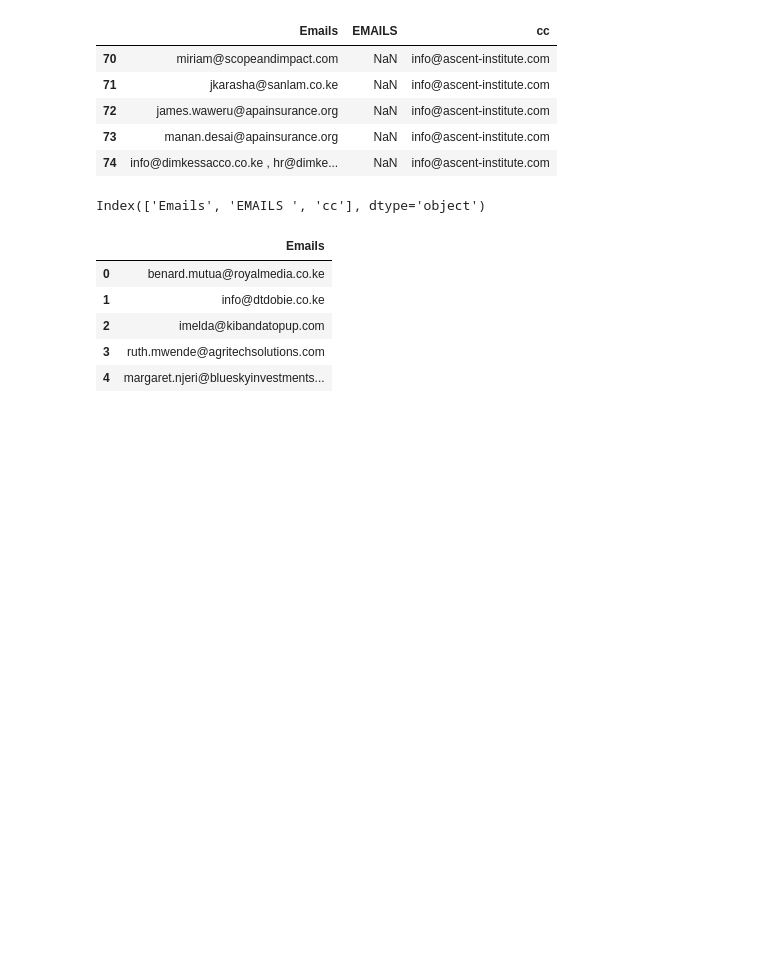
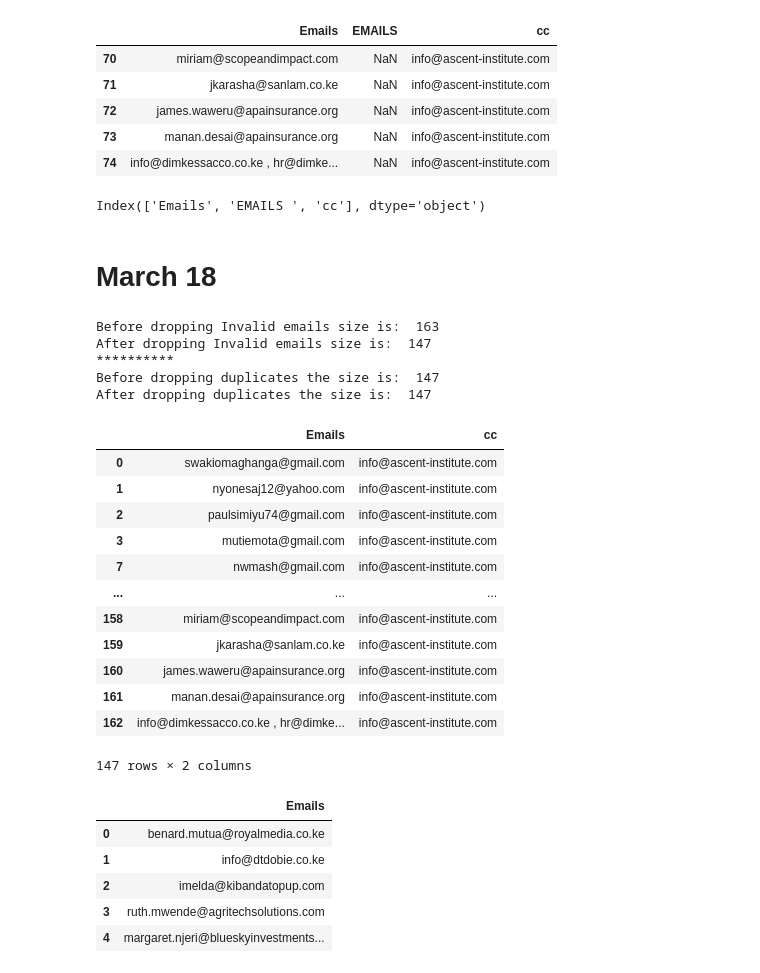
Before and after one commit to IainMosima/bulk-email-sender, a Jupyter notebook: analysis.ipynb, the cells around one changed output. Drawn from its saved outputs; the diff is of its cells as text; code cells hidden in the pictures; blank space fills up the shorter version.

Commit message:
more data analysis and data refining

```diff
--- a/analysis.ipynb
+++ b/analysis.ipynb
@@ -206,15 +206,47 @@ df_combined["Emails"] = df_combined["Emails"].str.strip().str.lower()
 df_combined.columns
 # %% [output]
 Index(['Emails', 'EMAILS ', 'cc'], dtype='object')
+# %% [markdown]
+# March 18
 # %%
 # Dropping emails that do are persistent yet they dont exist
+main_combined_emails = pd.read_csv("main-combined.csv")
 email_to_drop = ["benard.mutua@royalmedia.co.ke", "info@dtdobie.co.ke", "imelda@kibandatopup.com", "ruth.mwende@agritechsolutions.com", "margaret.njeri@blueskyinvestments.com", "mary.smith@xyzfinance.com", "dennis.kaai@outloook.com", "linda.brown@globalsolutions.com","dmshigati@yahoo.com", "chrispongah@gmail.com", "lucy.wambui@agrifuture.com", "pisu18@singnet.com.sg", "mary.wambui@techleaders.com", "grace.mumbi@ecofinance.com", "velentiah80@yahoo.com", "somoile.j@gmail.com", "m4anyambura@yahoo.com", "pmwamkey@gmail.com", "dianemwashoma@gmail.com", "mercyshikosh@gmail.com", "ramahkatho@gmail.com", "beahcelekcdcc@gmail.com", "beahcelekcdcc@gmail.com", "bethuel.mwangi@airtelkenya.com", "enock@kapa-oil.com", "sahcadmin@africaonline.co.ke", "cpsb@kiambu.go.ke", "susan.johnson@techinnovators.com", "grace.nyambura@cleanwatersolutions.com", "margaret.mwangi@healthplus.com", "nancy.wairimu@futureleaders.com", "lucy.wanjiku@builditconstruction.com", "mary.wanjiru@techinnovate.com", "joyce.akinyi@greenenergy.com", "elizabeth.wanjiku@inclusivegrowth.com", "wanjiku@safefinance.com", "elizabeth.njeri@inclusivefutures.com"]
 email_to_drop_cleaned = [email.lower().strip() for email in email_to_drop]
-df_combined = df_combined[~df_combined["Emails"].isin(email_to_drop_cleaned)]
+print("Before dropping Invalid emails size is: ", len(main_combined_emails))
+df_combined = main_combined_emails[~main_combined_emails["Emails"].isin(email_to_drop_cleaned)].copy()
+print("After dropping Invalid emails size is: ", len(df_combined))
+
+print("*" * 10)
+print("Before dropping duplicates the size is: ", len(df_combined))
 df_combined.drop_duplicates(inplace=True)
+print("After dropping duplicates the size is: ", len(df_combined))
+# %% [output]
+Before dropping Invalid emails size is:  163
+After dropping Invalid emails size is:  147
+**********
+Before dropping duplicates the size is:  147
+After dropping duplicates the size is:  147
 # %%
 failed_emails_df = pd.DataFrame(email_to_drop_cleaned, columns=["Emails"])
 cleaned_emails_df = df_combined["Emails"].copy()
+cleaned_emails_df = pd.DataFrame(cleaned_emails_df, columns=["Emails"])  # Convert to DataFrame
+cleaned_emails_df["cc"] = "info@ascent-institute.com"  # Add 'cc' column
+display(cleaned_emails_df)  # Display the DataFrame
+# %% [output]
+|  | Emails | cc |
+| 0 | swakiomaghanga@gmail.com | info@ascent-institute.com |
+| 1 | nyonesaj12@yahoo.com | info@ascent-institute.com |
+| 2 | paulsimiyu74@gmail.com | info@ascent-institute.com |
+| 3 | mutiemota@gmail.com | info@ascent-institute.com |
+| 7 | nwmash@gmail.com | info@ascent-institute.com |
+| ... | ... | ... |
+| 158 | miriam@scopeandimpact.com | info@ascent-institute.com |
+| 159 | jkarasha@sanlam.co.ke | info@ascent-institute.com |
+| 160 | james.waweru@apainsurance.org | info@ascent-institute.com |
+| 161 | manan.desai@apainsurance.org | info@ascent-institute.com |
+| 162 | info@dimkessacco.co.ke , hr@dimke... | info@ascent-institute.com |
+147 rows × 2 columns
 # %%
 failed_emails_df.head()
 # %% [output]
```
Also changed, not shown: parts of 4 cells of this notebook, 6 other files.
